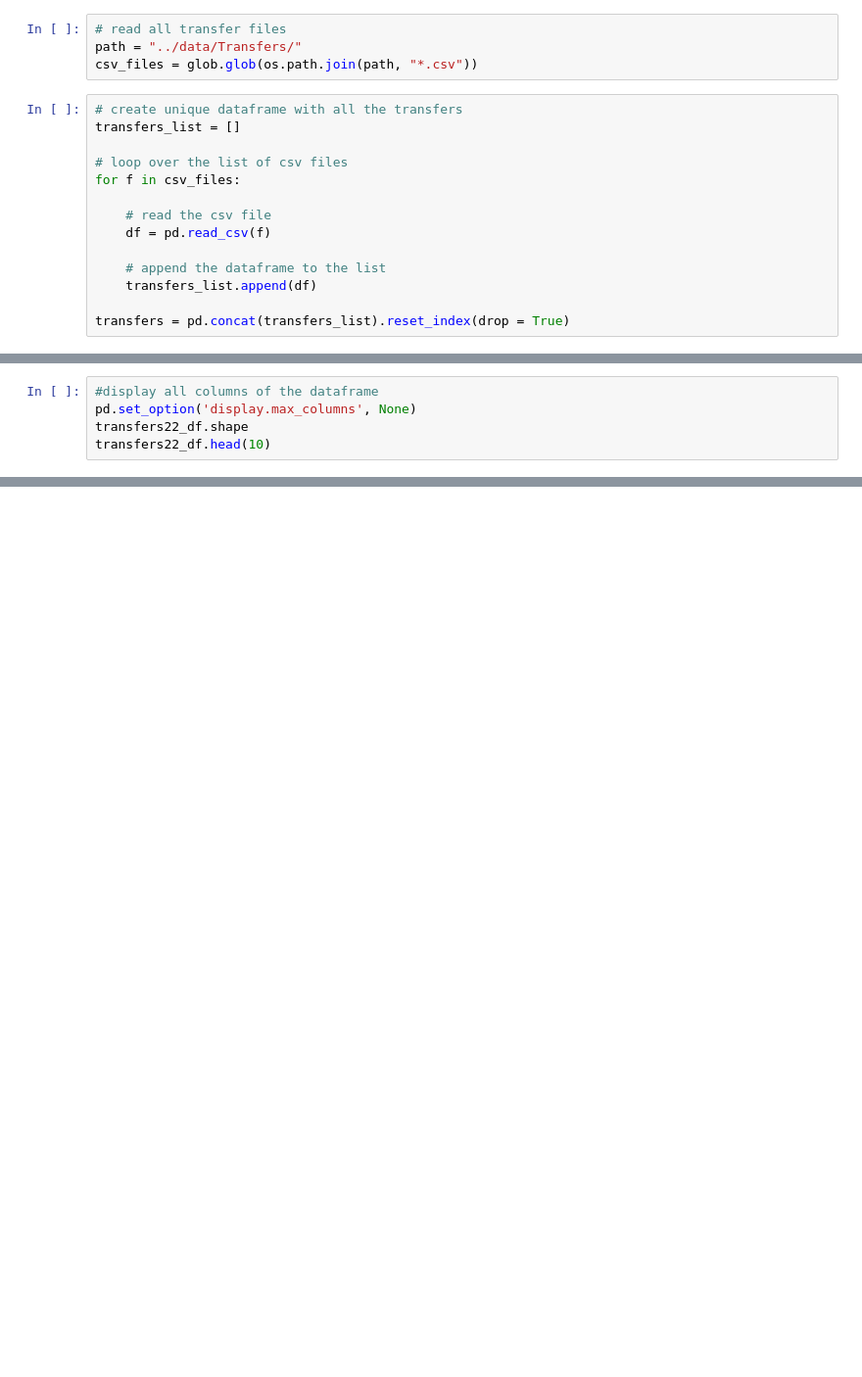
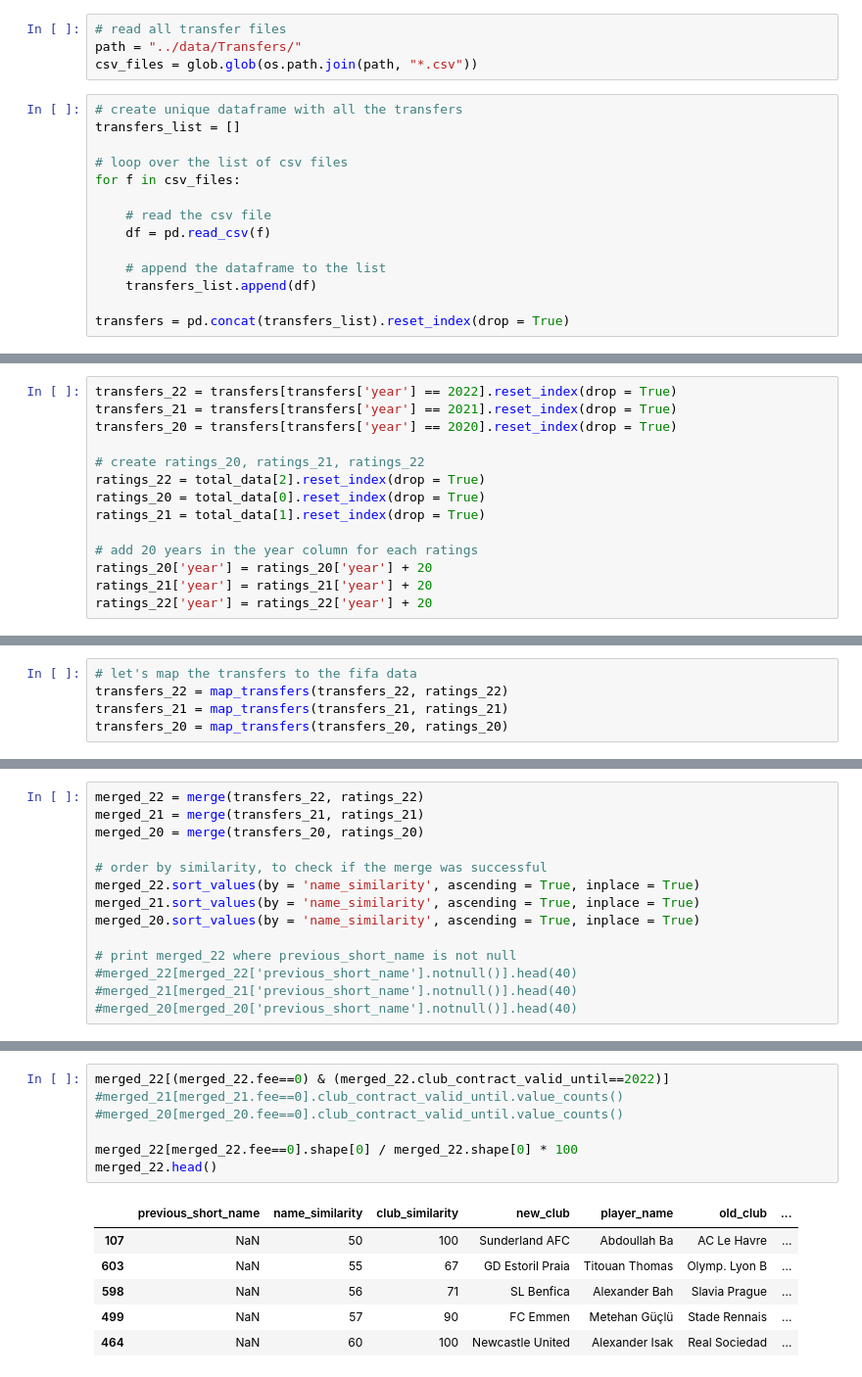
Before and after one commit to azanon00/Transfer_Strategy_Prescription, a Jupyter notebook: preprocessing/exploration.ipynb, the cells around one changed output, grey strips where cells are left out. Shown: that part at 98% size. Saved outputs shown, nothing was run; the diff lists cells and outputs as text; blank space fills up the shorter version.

```diff
--- a/preprocessing/exploration.ipynb
+++ b/preprocessing/exploration.ipynb
@@ -252,5 +149,0 @@ transfers22_df = all_transfers_df[all_transfers_df["season"] == "2022/2023"]
-# %%
-#display all columns of the dataframe
-pd.set_option('display.max_columns', None)
-transfers22_df.shape
-transfers22_df.head(10)
@@ -276,0 +150,14 @@ transfers22_df[transfers22_df.transfer_movement == "in"].shape
+# %%
+transfers_22 = transfers[transfers['year'] == 2022].reset_index(drop = True)
+transfers_21 = transfers[transfers['year'] == 2021].reset_index(drop = True)
+transfers_20 = transfers[transfers['year'] == 2020].reset_index(drop = True)
+
+# create ratings_20, ratings_21, ratings_22
+ratings_22 = total_data[2].reset_index(drop = True)
+ratings_20 = total_data[0].reset_index(drop = True)
+ratings_21 = total_data[1].reset_index(drop = True)
+
+# add 20 years in the year column for each ratings
+ratings_20['year'] = ratings_20['year'] + 20
+ratings_21['year'] = ratings_21['year'] + 20
+ratings_22['year'] = ratings_22['year'] + 20
@@ -276,0 +260,5 @@ transfers22_df[transfers22_df.transfer_movement == "in"].shape
+# %%
+# let's map the transfers to the fifa data
+transfers_22 = map_transfers(transfers_22, ratings_22)
+transfers_21 = map_transfers(transfers_21, ratings_21)
+transfers_20 = map_transfers(transfers_20, ratings_20)
@@ -276,0 +317,14 @@ transfers22_df[transfers22_df.transfer_movement == "in"].shape
+# %%
+merged_22 = merge(transfers_22, ratings_22)
+merged_21 = merge(transfers_21, ratings_21)
+merged_20 = merge(transfers_20, ratings_20)
+
+# order by similarity, to check if the merge was successful
+merged_22.sort_values(by = 'name_similarity', ascending = True, inplace = True)
+merged_21.sort_values(by = 'name_similarity', ascending = True, inplace = True)
+merged_20.sort_values(by = 'name_similarity', ascending = True, inplace = True)
+
+# print merged_22 where previous_short_name is not null
+#merged_22[merged_22['previous_short_name'].notnull()].head(40)
+#merged_21[merged_21['previous_short_name'].notnull()].head(40)
+#merged_20[merged_20['previous_short_name'].notnull()].head(40)
@@ -276,0 +340,14 @@ transfers22_df[transfers22_df.transfer_movement == "in"].shape
+# %%
+merged_22[(merged_22.fee==0) & (merged_22.club_contract_valid_until==2022)]
+#merged_21[merged_21.fee==0].club_contract_valid_until.value_counts()
+#merged_20[merged_20.fee==0].club_contract_valid_until.value_counts()
+
+merged_22[merged_22.fee==0].shape[0] / merged_22.shape[0] * 100
+merged_22.head()
+# %% [output]
+|  | previous_short_name | name_similarity | club_similarity | new_club | player_name | old_club | ... |
+| 107 | NaN | 50 | 100 | Sunderland AFC | Abdoullah Ba | AC Le Havre | ... |
+| 603 | NaN | 55 | 67 | GD Estoril Praia | Titouan Thomas | Olymp. Lyon B | ... |
+| 598 | NaN | 56 | 71 | SL Benfica | Alexander Bah | Slavia Prague | ... |
+| 499 | NaN | 57 | 90 | FC Emmen | Metehan Güçlü | Stade Rennais | ... |
+| 464 | NaN | 60 | 100 | Newcastle United | Alexander Isak | Real Sociedad | ... |
```
Also changed, not shown: parts of 28 cells of this notebook, 3 other files.
